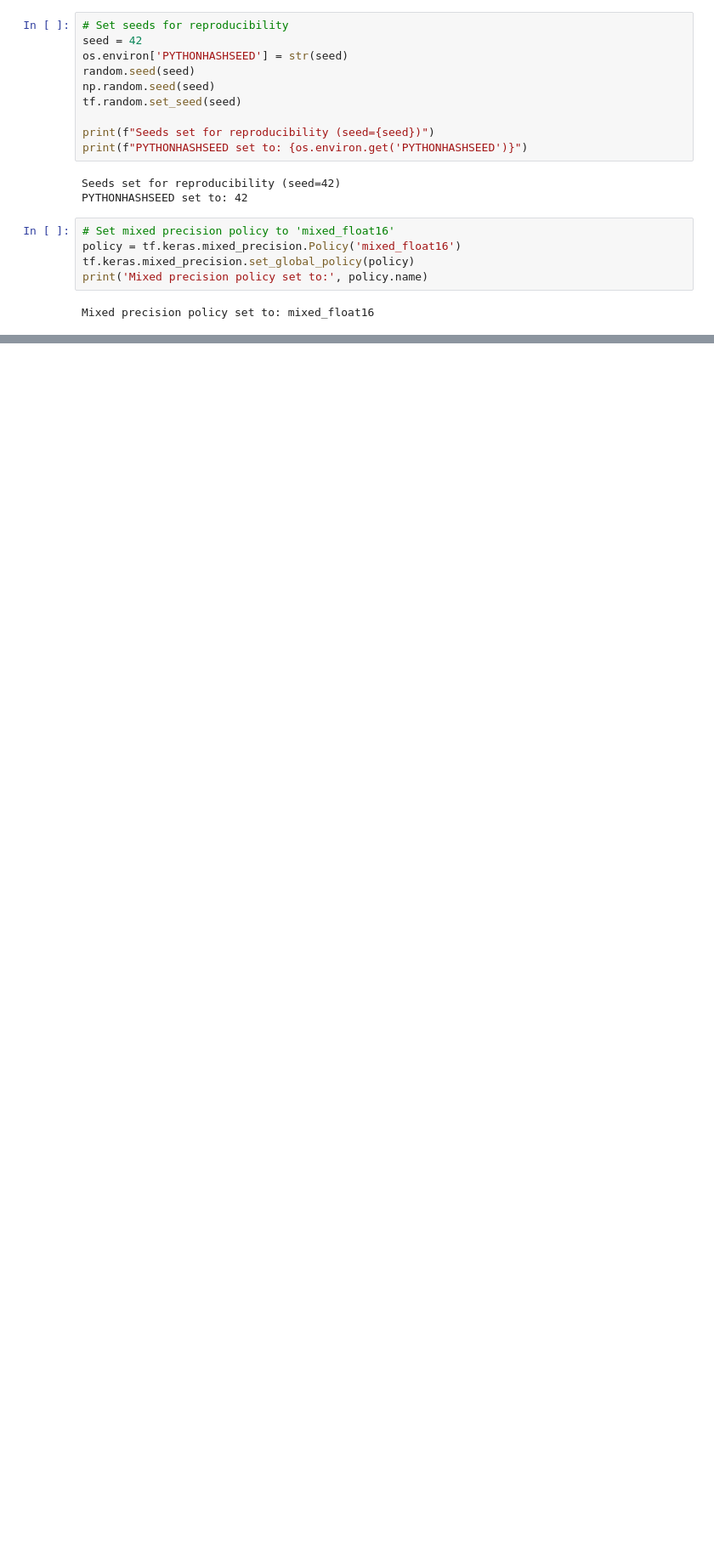
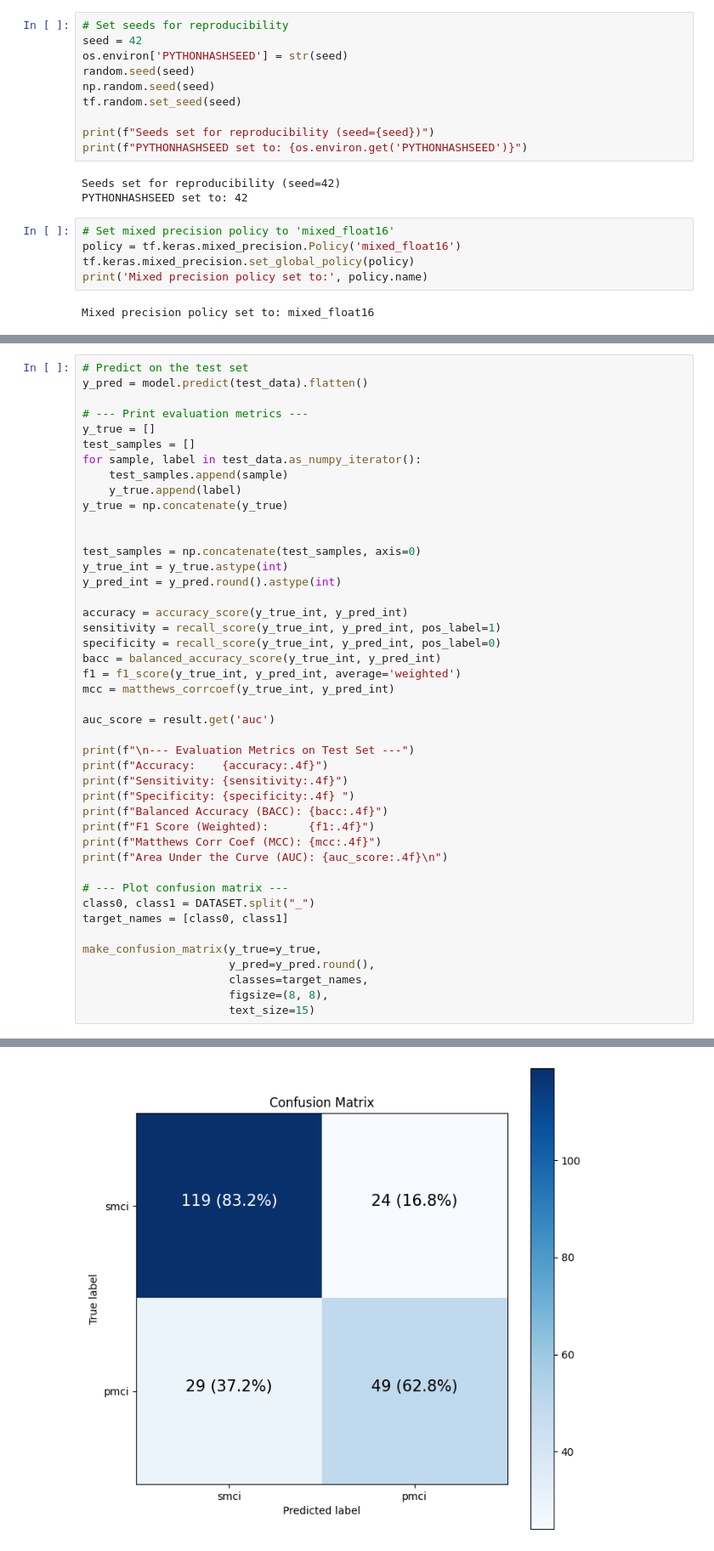
Before and after one commit to diogommiranda/Guiding-ViTs-attention-with-domain-knowledge-for-AD, a Jupyter notebook: code/cnn_CV.ipynb, the cells around one changed output, grey strips where cells are left out. Shown: that part at 85% size. Cells and saved outputs as stored; diff of their text form; blank space fills up the shorter version.

```diff
--- a/code/cnn_CV.ipynb
+++ b/code/cnn_CV.ipynb
@@ -529,0 +581,45 @@ Selected best parameters: LR=0.0002, L2_Reg=0.0005
+# %%
+# Predict on the test set
+y_pred = model.predict(test_data).flatten()
+
+# --- Print evaluation metrics ---
+y_true = []
+test_samples = []
+for sample, label in test_data.as_numpy_iterator():
+    test_samples.append(sample)
+    y_true.append(label)
+y_true = np.concatenate(y_true)
+
+
+test_samples = np.concatenate(test_samples, axis=0)
+y_true_int = y_true.astype(int)
+y_pred_int = y_pred.round().astype(int)
+
+accuracy = accuracy_score(y_true_int, y_pred_int)
+sensitivity = recall_score(y_true_int, y_pred_int, pos_label=1)
+specificity = recall_score(y_true_int, y_pred_int, pos_label=0)
+bacc = balanced_accuracy_score(y_true_int, y_pred_int)
+f1 = f1_score(y_true_int, y_pred_int, average='weighted')
+mcc = matthews_corrcoef(y_true_int, y_pred_int)
+
+auc_score = result.get('auc')
+
+print(f"\n--- Evaluation Metrics on Test Set ---")
+print(f"Accuracy:    {accuracy:.4f}")
+print(f"Sensitivity: {sensitivity:.4f}")
+print(f"Specificity: {specificity:.4f} ")
+print(f"Balanced Accuracy (BACC): {bacc:.4f}")
+print(f"F1 Score (Weighted):      {f1:.4f}")
+print(f"Matthews Corr Coef (MCC): {mcc:.4f}")
+print(f"Area Under the Curve (AUC): {auc_score:.4f}\n")
+
+# --- Plot confusion matrix ---
+class0, class1 = DATASET.split("_")
+target_names = [class0, class1]
+
+make_confusion_matrix(y_true=y_true,
+                      y_pred=y_pred.round(),
+                      classes=target_names,
+                      figsize=(8, 8),
+                      text_size=15)
+# %% [output]
@@ -529,0 +636 @@ Selected best parameters: LR=0.0002, L2_Reg=0.0005
+[figure, added]
```
Also changed, not shown: parts of 13 cells of this notebook, 1 other file.
